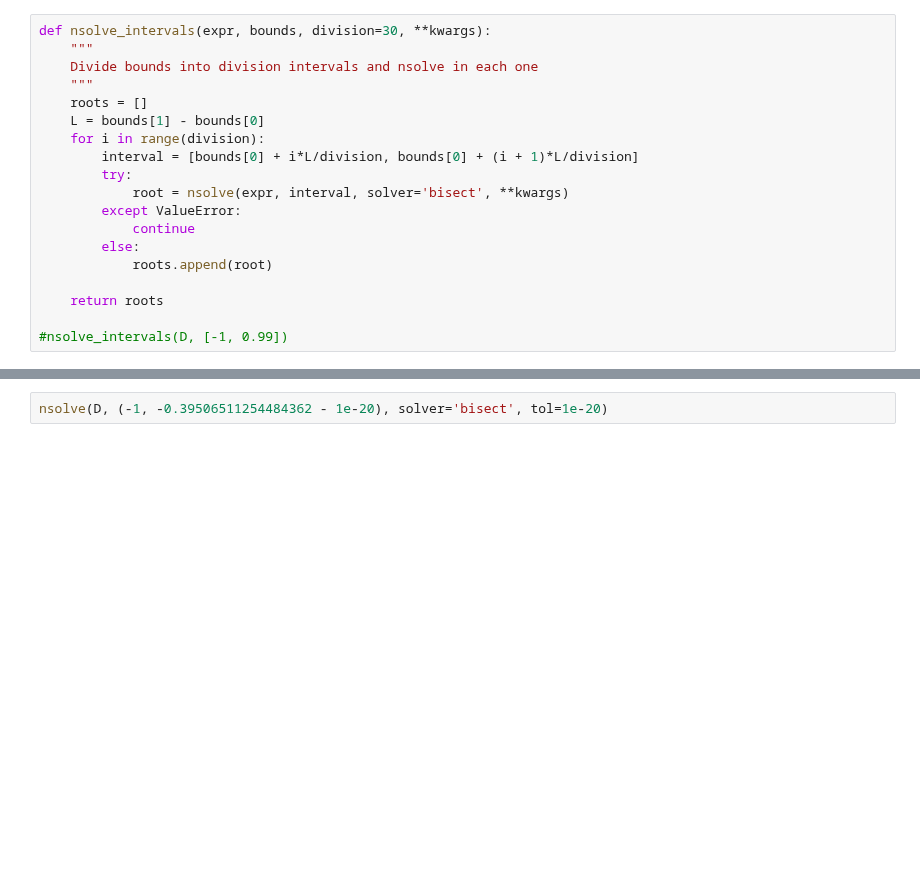
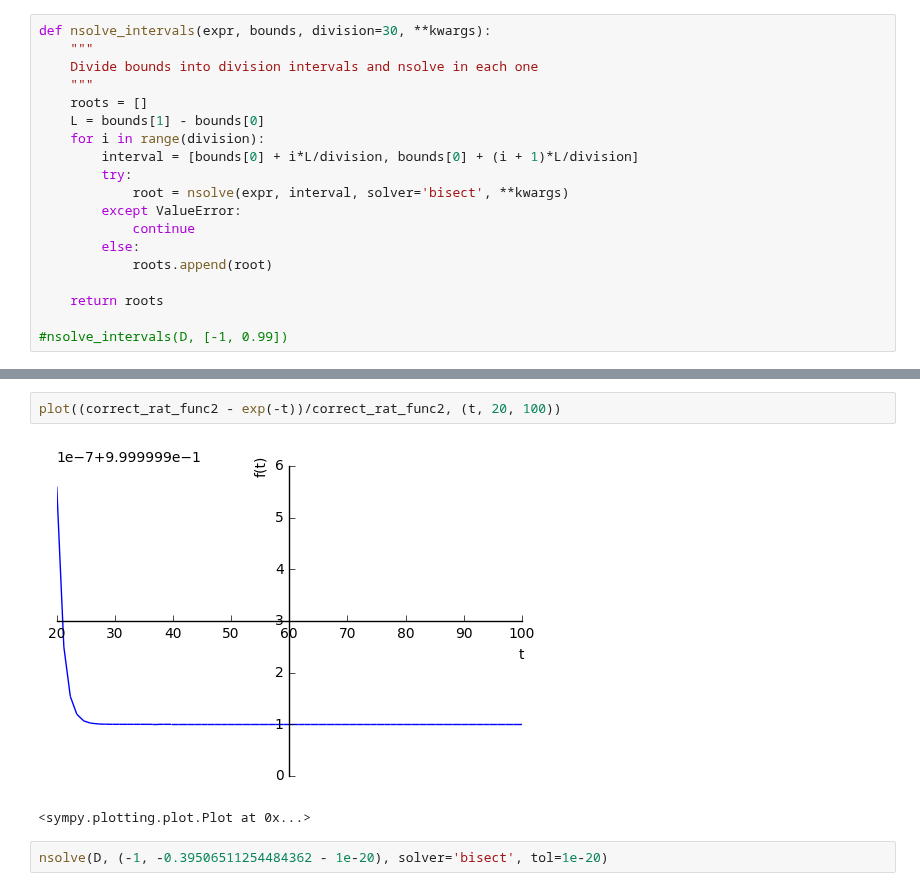
Before and after one commit to ergs/sandbox, a Jupyter notebook: Chebyshev2.ipynb, the cells around one changed output, grey strips where cells are left out. Cells and saved outputs as stored; diff of their text form; blank space fills up the shorter version.

```diff
--- a/Chebyshev2.ipynb
+++ b/Chebyshev2.ipynb
@@ -139,3 +173,8 @@ plot(rat_func - exp(-t), (t, 0, 100))
+# %%
+plot((correct_rat_func2 - exp(-t))/correct_rat_func2, (t, 20, 100))
+# %% [output]
+[figure, added]
+<sympy.plotting.plot.Plot at 0x...>
 # %%
 nsolve(D, (-1, -0.39506511254484362 - 1e-20), solver='bisect', tol=1e-20)
 # %% [output]
```
Also changed, not shown: parts of 5 cells of this notebook.
